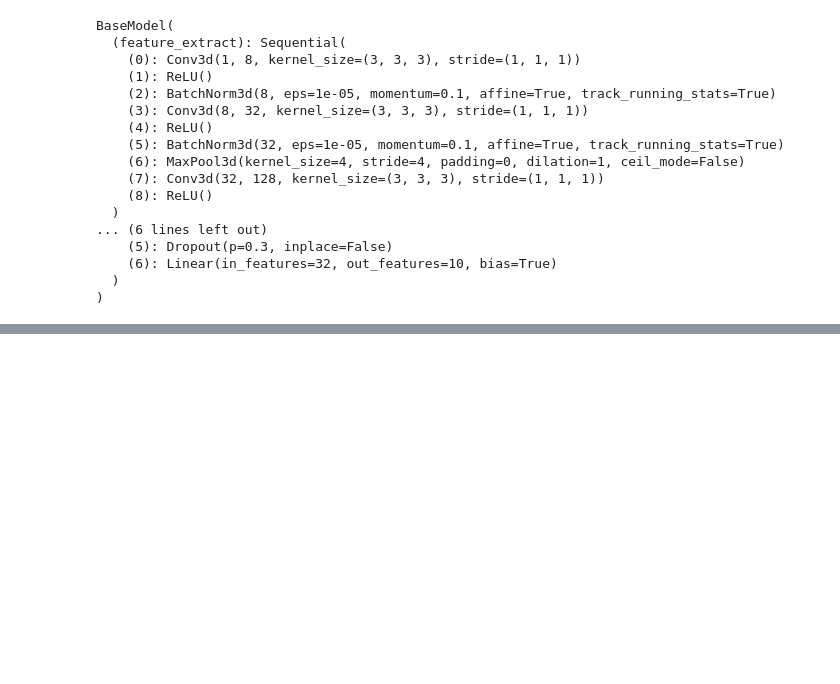
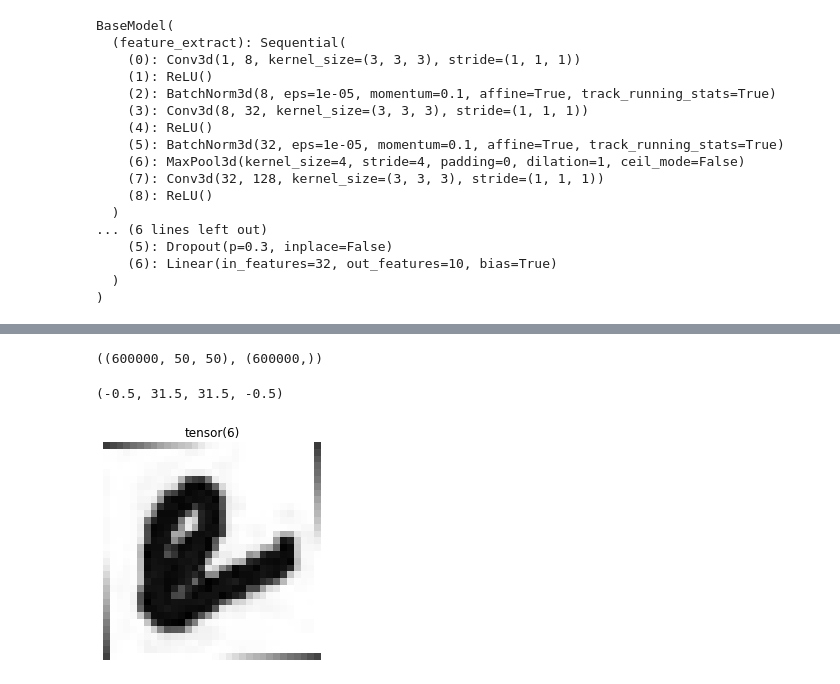
Before and after one commit to AhMuGeoNa/Dacon_3d_MNIST, a Jupyter notebook: dacon - 3d mnist.ipynb, the cells around one changed output, grey strips where cells are left out. Drawn from its saved outputs; the diff is of its cells as text; code cells hidden in the pictures; blank space fills up the shorter version.

```diff
--- a/dacon - 3d mnist.ipynb
+++ b/dacon - 3d mnist.ipynb
@@ -423,0 +479,53 @@ test_df.to_csv('submit/submit.csv', index=False)
+# %%
+images = np.array(images)
+labels = np.array(labels)
+
+images.shape, labels.shape
+# %% [output]
+((600000, 50, 50), (600000,))
+# %%
+train_image, valid_image, train_lb, valid_lb = train_test_split(images, labels, shuffle = True, stratify = labels,
+                                                            test_size = 0.2, random_state = 99)
+# %%
+class FlattenDataset(Dataset):
+
+    def __init__(self, images, labels = None, dtype = 'train'):
+
+        self.images = images
+        self.labels = labels
+
+        self.transforms = transforms.Compose([
+                                                transforms.ToPILImage(),
+                                                transforms.Resize((32, 32)),
+                                                transforms.ToTensor()
+                                            ])
+
+        self.num_datas = self.labels.shape[0]
+        self.dtype     = dtype
+
+
+    def __getitem__(self, index):
+
+        image, lb = self.images[index], self.labels[index]
+        image     = self.transforms(image)
+
+        return image, lb
+
+    def __len__(self):
+        return self.num_datas
+# %%
+train_dataset = FlattenDataset(train_image, train_lb)
+train_loader  = DataLoader(train_dataset, batch_size = BATCH_SIZE)
+
+train_iter     = iter(train_loader)
+images, labels = next(train_iter)
+
+image = images[32]
+label = labels[32]
+
+plt.imshow(np.transpose(image, (1, 2, 0)), cmap='gray')
+plt.title(label)
+plt.axis(False)
+# %% [output]
+(-0.5, 31.5, 31.5, -0.5)
+[figure, added]
```
Also changed, not shown: parts of 38 cells of this notebook.
